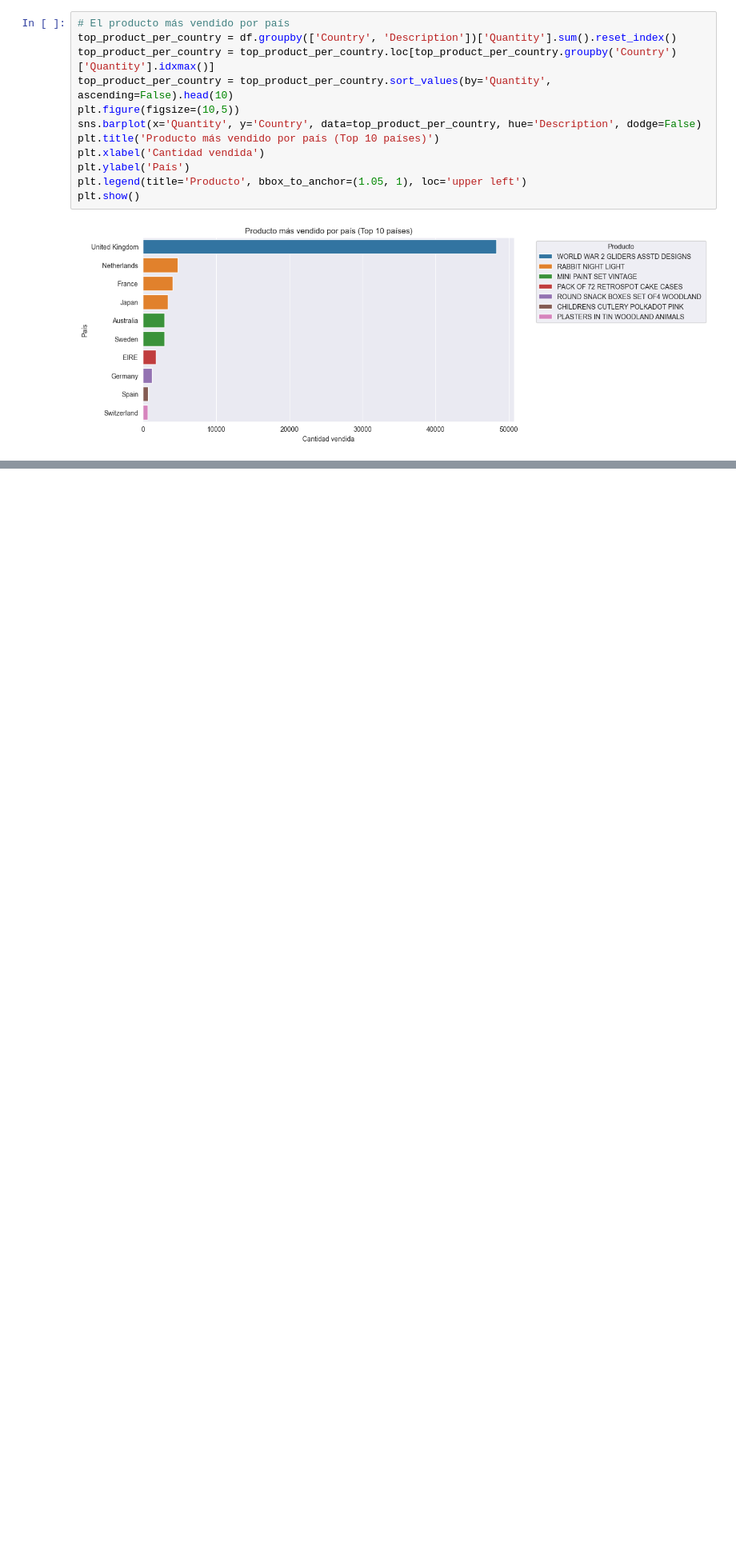
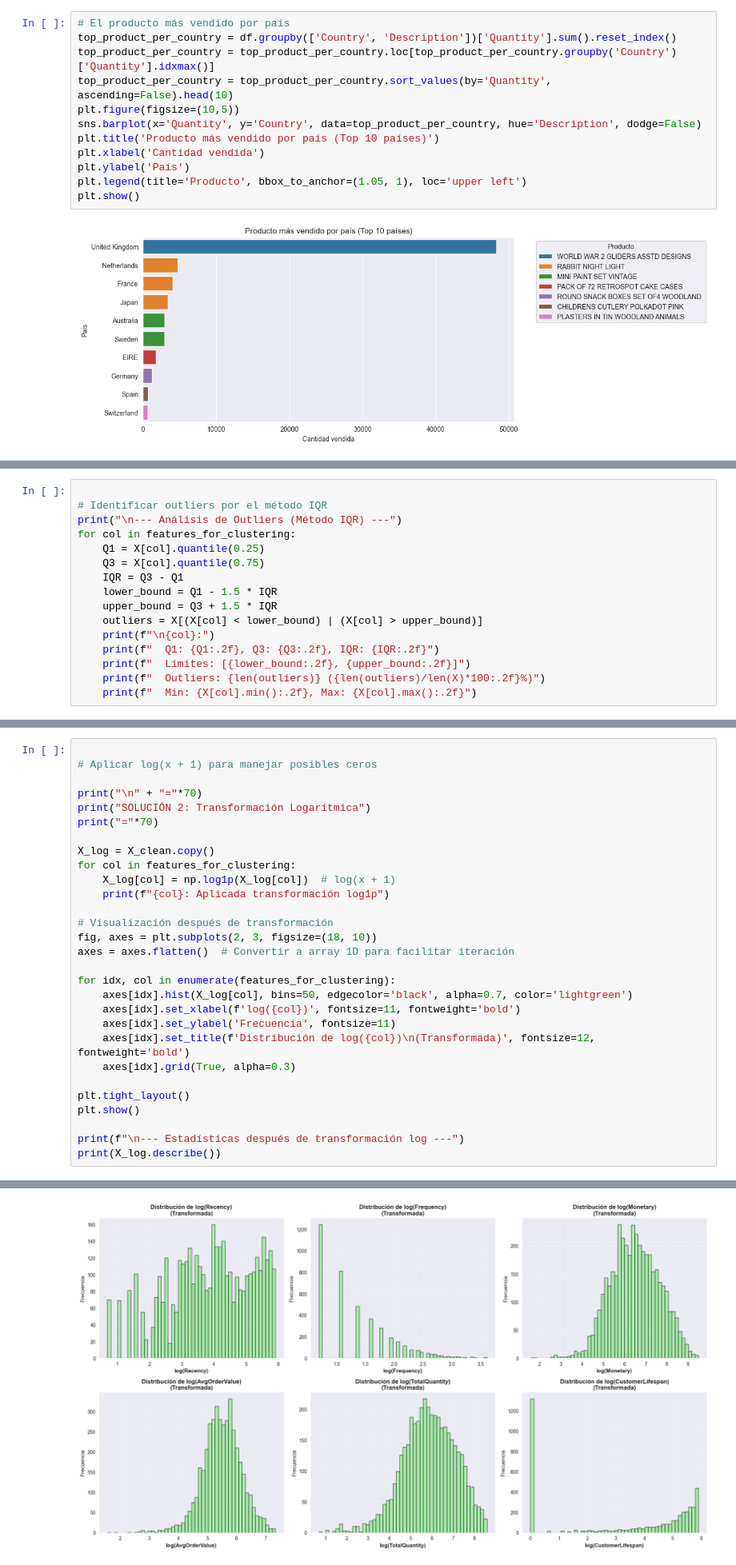
Before and after one commit to Metodologia-para-Data-Science-Grupo-1/FinalProject-MDS, a Jupyter notebook: notebook/mds-group1-notebook.ipynb, the cells around one changed output, grey strips where cells are left out. Shown at 80% size. Cells and saved outputs as stored; diff of their text form; blank space fills up the shorter version.

```diff
--- a/notebook/mds-group1-notebook.ipynb
+++ b/notebook/mds-group1-notebook.ipynb
@@ -215,0 +661,16 @@ df_cleaned = df_cleaned.drop_duplicates()
+# %%
+
+# Identificar outliers por el método IQR
+print("\n--- Análisis de Outliers (Método IQR) ---")
+for col in features_for_clustering:
+    Q1 = X[col].quantile(0.25)
+    Q3 = X[col].quantile(0.75)
+    IQR = Q3 - Q1
+    lower_bound = Q1 - 1.5 * IQR
+    upper_bound = Q3 + 1.5 * IQR
+    outliers = X[(X[col] < lower_bound) | (X[col] > upper_bound)]
+    print(f"\n{col}:")
+    print(f"  Q1: {Q1:.2f}, Q3: {Q3:.2f}, IQR: {IQR:.2f}")
+    print(f"  Límites: [{lower_bound:.2f}, {upper_bound:.2f}]")
+    print(f"  Outliers: {len(outliers)} ({len(outliers)/len(X)*100:.2f}%)")
+    print(f"  Min: {X[col].min():.2f}, Max: {X[col].max():.2f}")
@@ -215,0 +741,30 @@ df_cleaned = df_cleaned.drop_duplicates()
+# %%
+
+# Aplicar log(x + 1) para manejar posibles ceros
+
+print("\n" + "="*70)
+print("SOLUCIÓN 2: Transformación Logarítmica")
+print("="*70)
+
+X_log = X_clean.copy()
+for col in features_for_clustering:
+    X_log[col] = np.log1p(X_log[col])  # log(x + 1)
+    print(f"{col}: Aplicada transformación log1p")
+
+# Visualización después de transformación
+fig, axes = plt.subplots(2, 3, figsize=(18, 10))
+axes = axes.flatten()  # Convertir a array 1D para facilitar iteración
+
+for idx, col in enumerate(features_for_clustering):
+    axes[idx].hist(X_log[col], bins=50, edgecolor='black', alpha=0.7, color='lightgreen')
+    axes[idx].set_xlabel(f'log({col})', fontsize=11, fontweight='bold')
+    axes[idx].set_ylabel('Frecuencia', fontsize=11)
+    axes[idx].set_title(f'Distribución de log({col})\n(Transformada)', fontsize=12, fontweight='bold')
+    axes[idx].grid(True, alpha=0.3)
+
+plt.tight_layout()
+plt.show()
+
+print(f"\n--- Estadísticas después de transformación log ---")
+print(X_log.describe())
+# %% [output]
@@ -215,0 +780 @@ df_cleaned = df_cleaned.drop_duplicates()
+[figure, added]
```
Also changed, not shown: parts of 33 cells of this notebook, 1 other file.
